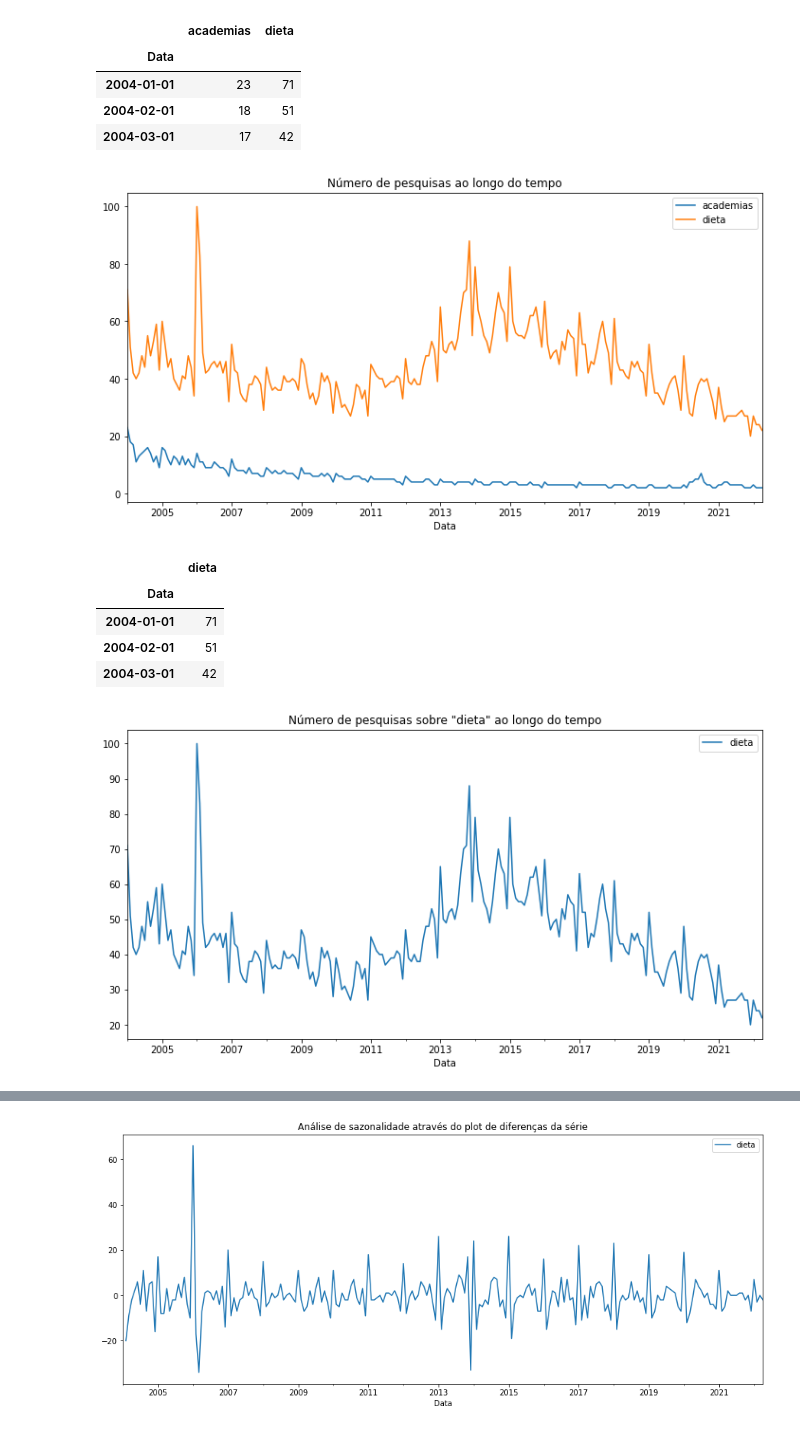
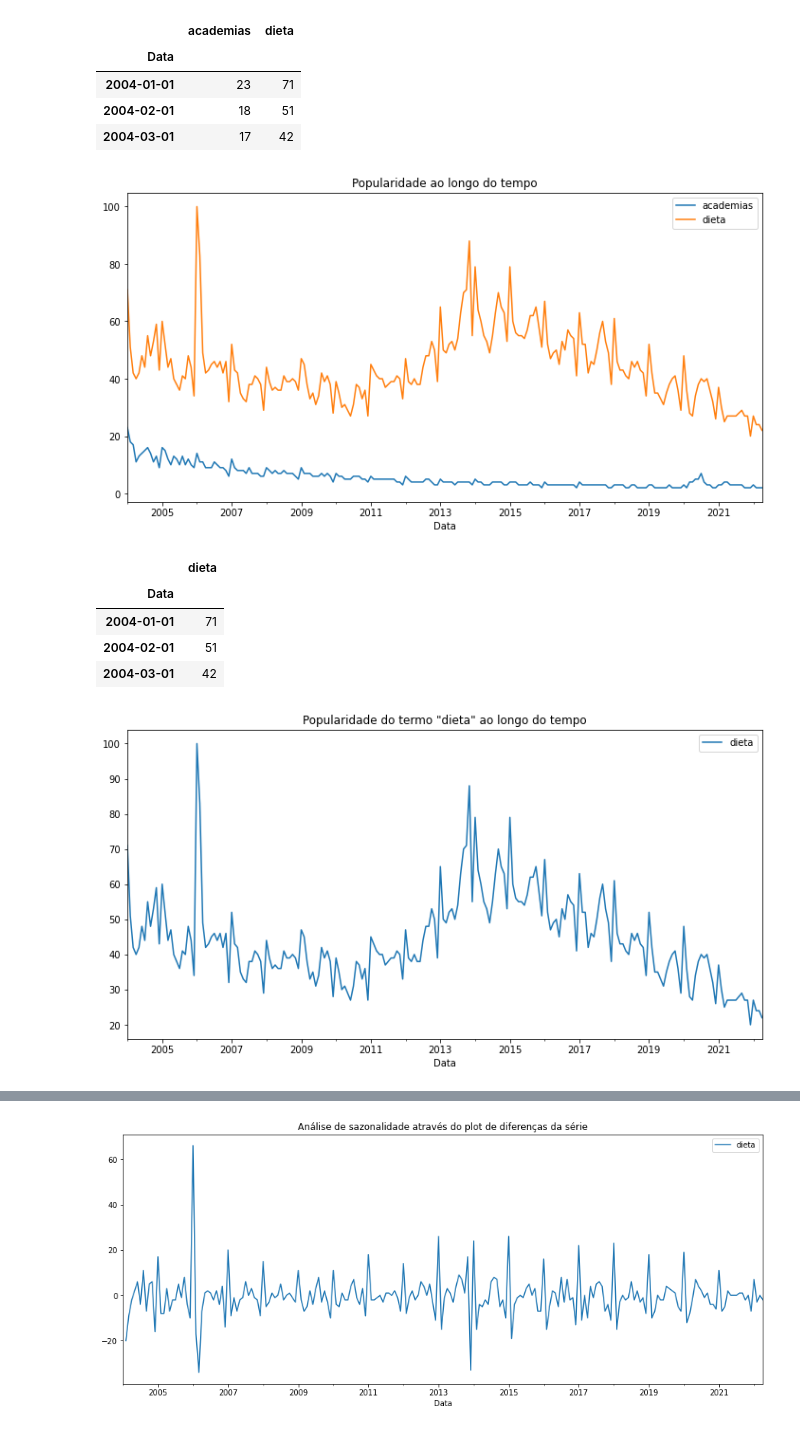
Before and after one commit to clauband21/Time-Series-com-Dados-do-Google-Trends, a Jupyter notebook: Hoje_eu_começo_a_dieta.ipynb, the cells around one changed output, grey strips where cells are left out. Drawn from its saved outputs; the diff is of its cells as text; code cells hidden in the pictures.

```diff
--- a/Hoje_eu_começo_a_dieta.ipynb
+++ b/Hoje_eu_começo_a_dieta.ipynb
@@ -61,11 +61,11 @@ df.head(3)
 # %%
 # Plotando a série inteira
 
 df.plot(figsize = (12,6))
-plt.title('Número de pesquisas ao longo do tempo')
+plt.title('Popularidade ao longo do tempo')
 plt.show()
 # %% [output]
-[figure, old version]
+[figure, new version]
 # %%
 # Criando um dataframe somente com as pesquisas sobre dieta
 
@@ -81,10 +81,13 @@ df_dieta.head(3)
 # Checando as tendências
 
 df_dieta.plot(figsize = (12,6))
-plt.title('Número de pesquisas sobre "dieta" ao longo do tempo')
+plt.title('Popularidade do termo "dieta" ao longo do tempo')
+
+plt.savefig('geral.png')
+
 plt.show()
 # %% [output]
-[figure, old version]
+[figure, new version]
 # %%
 # Aplicando primeiro uma média móvel
 
```
Also changed, not shown: parts of 2 cells of this notebook.
